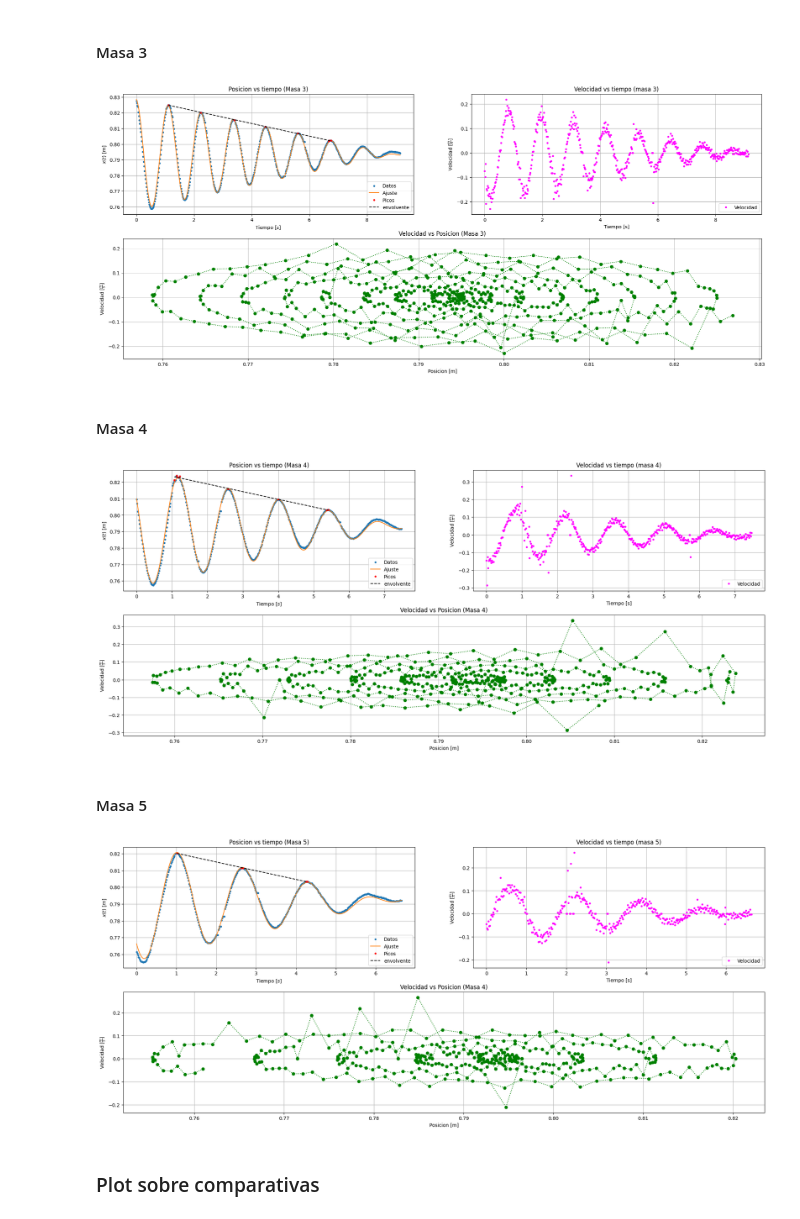
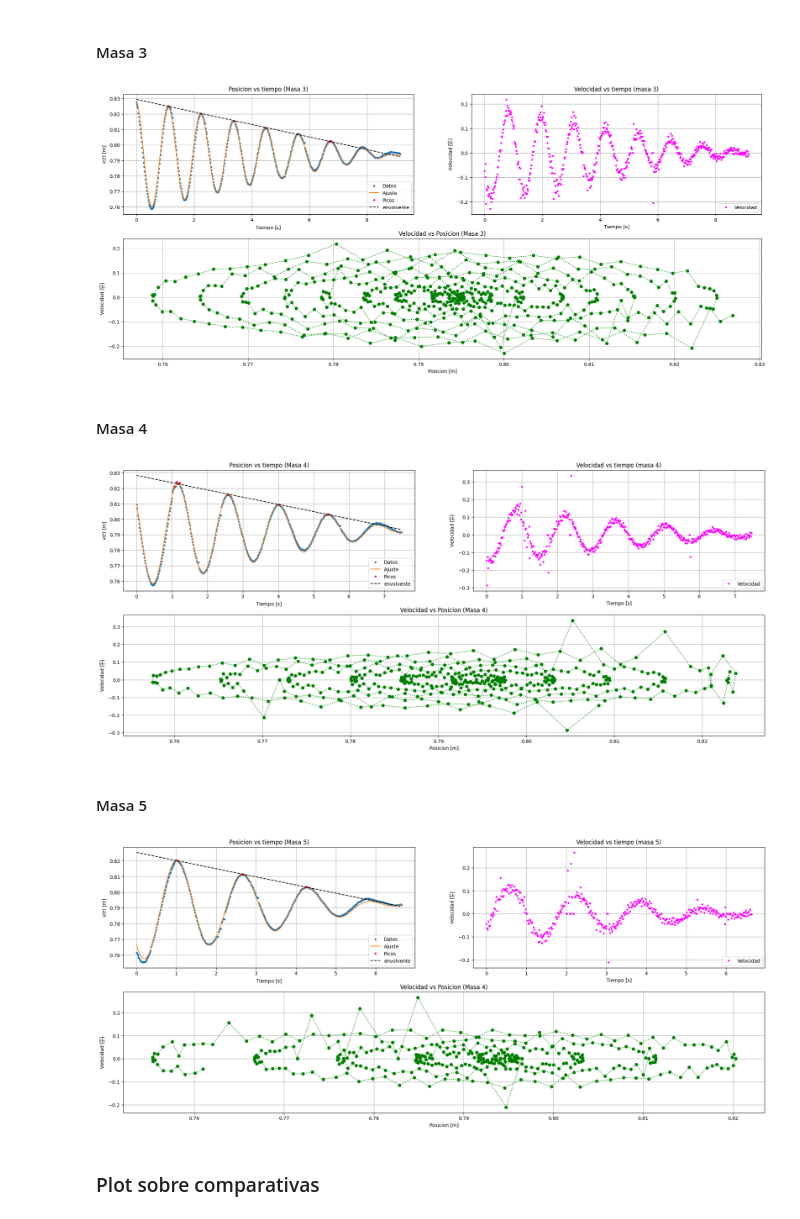
Before and after one commit to TomasMastantuono/Laboratorio_1, a Jupyter notebook: Frozamiento.ipynb, the cells around one changed output. Drawn from its saved outputs; the diff is of its cells as text; code cells hidden in the pictures.

```diff
--- a/Frozamiento.ipynb
+++ b/Frozamiento.ipynb
@@ -592,7 +592,7 @@ axs00 = fig.add_subplot(spec[0,0])
 axs00.plot(tiempo, posicion, '.', label='Datos')
 axs00.plot(tiempo, xteo(tiempo, gamma_3, beta_3, w_3, phi_3, l_3), label='Ajuste')
 axs00.plot(tiempo[picos], posicion[picos], color='red', linestyle='None', marker='.', label='Picos')
-axs00.plot(tiempo[picos],np.polyval(p, tiempo[picos]), color='black', marker='None', linestyle='--', label='envolvente')
+axs00.plot(tiempo,np.polyval(p, tiempo), color='black', marker='None', linestyle='--', label='envolvente')
 axs00.set(title=('Posicion vs tiempo (Masa 3)'),ylabel=(r'$x(t)$ $[m]$'), xlabel=(r'Tiempo [$s$]'))
 axs00.legend(loc='lower right')
 axs00.grid()
@@ -612,7 +612,7 @@ axs1010.grid()
 
 plt.show()
 # %% [output]
-[figure, old version]
+[figure, new version]
 # %% [markdown]
 #### Masa 4
 # %%
@@ -662,7 +662,7 @@ axs00 = fig.add_subplot(spec[0,0])
 axs00.plot(tiempo, posicion, '.', label='Datos')
 axs00.plot(tiempo, xteo(tiempo, gamma_4, beta_4, w_4, phi_4, l_4), label='Ajuste')
 axs00.plot(tiempo[picos], posicion[picos], color='red', linestyle='None', marker='.', label='Picos')
-axs00.plot(tiempo[picos],np.polyval(p, tiempo[picos]), color='black', marker='None', linestyle='--', label='envolvente')
+axs00.plot(tiempo,np.polyval(p, tiempo), color='black', marker='None', linestyle='--', label='envolvente')
 axs00.set(title=('Posicion vs tiempo (Masa 4)'),ylabel=(r'$x(t)$ $[m]$'), xlabel=(r'Tiempo [$s$]'))
 axs00.legend(loc='lower right')
 axs00.grid()
@@ -682,7 +682,7 @@ axs1010.grid()
 
 plt.show()
 # %% [output]
-[figure, old version]
+[figure, new version]
 # %% [markdown]
 #### Masa 5
 # %%
@@ -724,35 +724,35 @@ picos, _ = find_peaks(posicion, height=0.799)
 p = np.polyfit(tiempo[picos], posicion[picos], 1)
 
 #Realizo los plots para la comparacion
 fig = plt.figure(figsize=(24,10))
 spec = fig.add_gridspec(2,2)
 
 #Realizamos un plot sobre posicion vs tiempo
 axs00 = fig.add_subplot(spec[0,0])
 axs00.plot(tiempo, posicion, '.', label='Datos')
 axs00.plot(tiempo, xteo(tiempo, gamma_5, beta_5, w_5, phi_5, l_5), label='Ajuste')
 axs00.plot(tiempo[picos], posicion[picos], color='red', linestyle='None', marker='.', label='Picos')
-axs00.plot(tiempo[picos],np.polyval(p, tiempo[picos]), color='black', marker='None', linestyle='--', label='envolvente')
+axs00.plot(tiempo,np.polyval(p, tiempo), color='black', marker='None', linestyle='--', label='envolvente')
 axs00.set(title=('Posicion vs tiempo (Masa 5)'),ylabel=(r'$x(t)$ $[m]$'), xlabel=(r'Tiempo [$s$]'))
 axs00.legend(loc='lower right')
 axs00.grid()
 
 #Realizamos un plot sobre velocidad vs tiempo
 axs01 = fig.add_subplot(spec[0,1])
 axs01.plot(tiempo[:-1], velocidades5, color='magenta', marker='.', linestyle='None', label='Velocidad')
 axs01.set(title=('Velocidad vs tiempo (masa 5)'), xlabel=('Tiempo [s]'), ylabel=(r'Velocidad $[\frac{m}{s}]$'))
 axs01.legend(loc='lower right')
 axs01.grid()
 
 #Realizo un plot de posicion vs tiempo
 axs1010 = fig.add_subplot(spec[1,:])
 axs1010.plot(x5_2, velocidades5, color = 'green', marker='o', linestyle=':')
 axs1010.set(title='Velocidad vs Posicion (Masa 4)', ylabel=r'Velocidad $[\frac{m}{s}]$', xlabel='Posicion [m]')
 axs1010.grid()
 
 plt.show()
 # %% [output]
-[figure, old version]
+[figure, new version]
 # %% [markdown]
 ### Plot sobre comparativas
 # %% [markdown]
```
Also changed, not shown: parts of 3 cells of this notebook.
